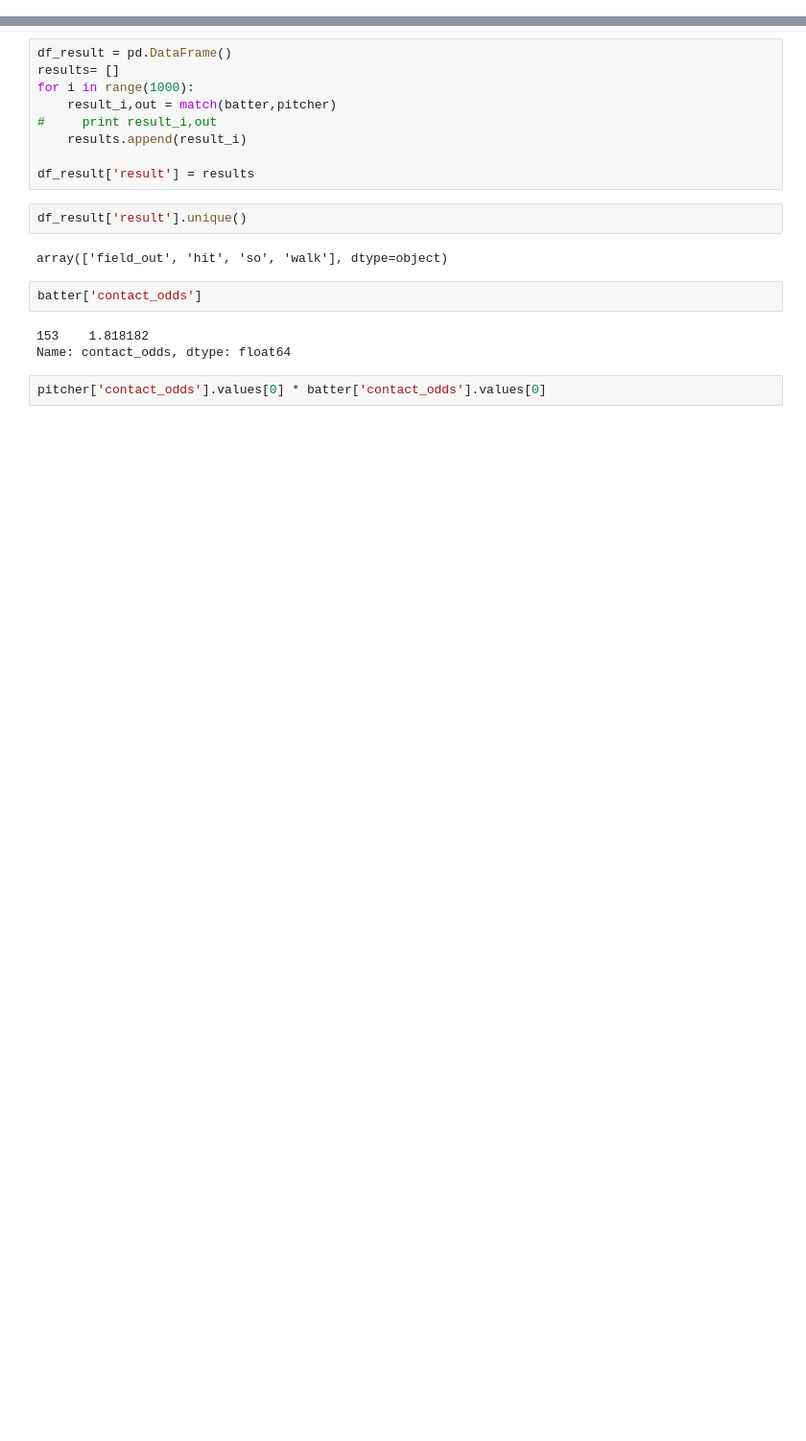
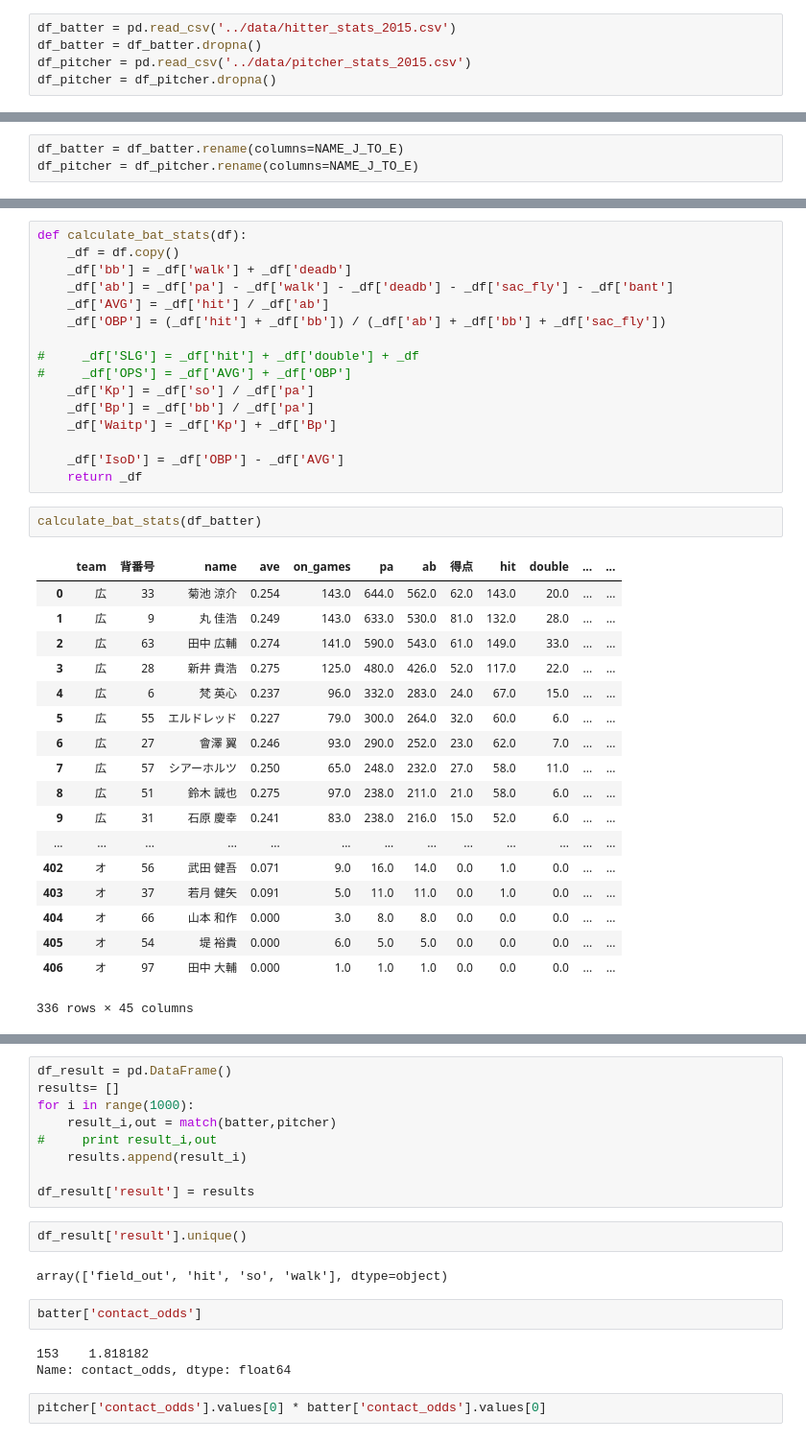
Before and after one commit to nyk510/baseball-dataset, a Jupyter notebook: gamesim/game_sim.ipynb, the cells around one changed output, grey strips where cells are left out. Shown at 96% size. Saved outputs shown, nothing was run; the diff lists cells and outputs as text; blank space fills up the shorter version.

Commit message:
﻿[Update] update game_sim script
game_sim
の内部にデータフレームから成績を作成するスクリプトがあるがこれは汎用性が高いため後で分離させること

```diff
--- a/gamesim/game_sim.ipynb
+++ b/gamesim/game_sim.ipynb
@@ -212,0 +8,5 @@ def match(batter,pitcher,parkfact=None):
+# %%
+df_batter = pd.read_csv('../data/hitter_stats_2015.csv')
+df_batter = df_batter.dropna()
+df_pitcher = pd.read_csv('../data/pitcher_stats_2015.csv')
+df_pitcher = df_pitcher.dropna()
@@ -212,0 +40,3 @@ def match(batter,pitcher,parkfact=None):
+# %%
+df_batter = df_batter.rename(columns=NAME_J_TO_E)
+df_pitcher = df_pitcher.rename(columns=NAME_J_TO_E)
@@ -212,0 +105,37 @@ def match(batter,pitcher,parkfact=None):
+# %%
+def calculate_bat_stats(df):
+    _df = df.copy()
+    _df['bb'] = _df['walk'] + _df['deadb']
+    _df['ab'] = _df['pa'] - _df['walk'] - _df['deadb'] - _df['sac_fly'] - _df['bant']
+    _df['AVG'] = _df['hit'] / _df['ab']
+    _df['OBP'] = (_df['hit'] + _df['bb']) / (_df['ab'] + _df['bb'] + _df['sac_fly'])
+
+#     _df['SLG'] = _df['hit'] + _df['double'] + _df
+#     _df['OPS'] = _df['AVG'] + _df['OBP']
+    _df['Kp'] = _df['so'] / _df['pa']
+    _df['Bp'] = _df['bb'] / _df['pa']
+    _df['Waitp'] = _df['Kp'] + _df['Bp']
+
+    _df['IsoD'] = _df['OBP'] - _df['AVG']
+    return _df
+# %%
+calculate_bat_stats(df_batter)
+# %% [output]
+|  | team | 背番号 | name | ave | on_games | pa | ab | 得点 | hit | double | ... | ... |
+| 0 | 広 | 33 | 菊池 涼介 | 0.254 | 143.0 | 644.0 | 562.0 | 62.0 | 143.0 | 20.0 | ... | ... |
+| 1 | 広 | 9 | 丸 佳浩 | 0.249 | 143.0 | 633.0 | 530.0 | 81.0 | 132.0 | 28.0 | ... | ... |
+| 2 | 広 | 63 | 田中 広輔 | 0.274 | 141.0 | 590.0 | 543.0 | 61.0 | 149.0 | 33.0 | ... | ... |
+| 3 | 広 | 28 | 新井 貴浩 | 0.275 | 125.0 | 480.0 | 426.0 | 52.0 | 117.0 | 22.0 | ... | ... |
+| 4 | 広 | 6 | 梵 英心 | 0.237 | 96.0 | 332.0 | 283.0 | 24.0 | 67.0 | 15.0 | ... | ... |
+| 5 | 広 | 55 | エルドレッド | 0.227 | 79.0 | 300.0 | 264.0 | 32.0 | 60.0 | 6.0 | ... | ... |
+| 6 | 広 | 27 | 會澤 翼 | 0.246 | 93.0 | 290.0 | 252.0 | 23.0 | 62.0 | 7.0 | ... | ... |
+| 7 | 広 | 57 | シアーホルツ | 0.250 | 65.0 | 248.0 | 232.0 | 27.0 | 58.0 | 11.0 | ... | ... |
+| 8 | 広 | 51 | 鈴木 誠也 | 0.275 | 97.0 | 238.0 | 211.0 | 21.0 | 58.0 | 6.0 | ... | ... |
+| 9 | 広 | 31 | 石原 慶幸 | 0.241 | 83.0 | 238.0 | 216.0 | 15.0 | 52.0 | 6.0 | ... | ... |
+| ... | ... | ... | ... | ... | ... | ... | ... | ... | ... | ... | ... | ... |
+| 402 | オ | 56 | 武田 健吾 | 0.071 | 9.0 | 16.0 | 14.0 | 0.0 | 1.0 | 0.0 | ... | ... |
+| 403 | オ | 37 | 若月 健矢 | 0.091 | 5.0 | 11.0 | 11.0 | 0.0 | 1.0 | 0.0 | ... | ... |
+| 404 | オ | 66 | 山本 和作 | 0.000 | 3.0 | 8.0 | 8.0 | 0.0 | 0.0 | 0.0 | ... | ... |
+| 405 | オ | 54 | 堤 裕貴 | 0.000 | 6.0 | 5.0 | 5.0 | 0.0 | 0.0 | 0.0 | ... | ... |
+| 406 | オ | 97 | 田中 大輔 | 0.000 | 1.0 | 1.0 | 1.0 | 0.0 | 0.0 | 0.0 | ... | ... |
+336 rows × 45 columns
```
Also changed, not shown: parts of 44 cells of this notebook, 2 other files.
